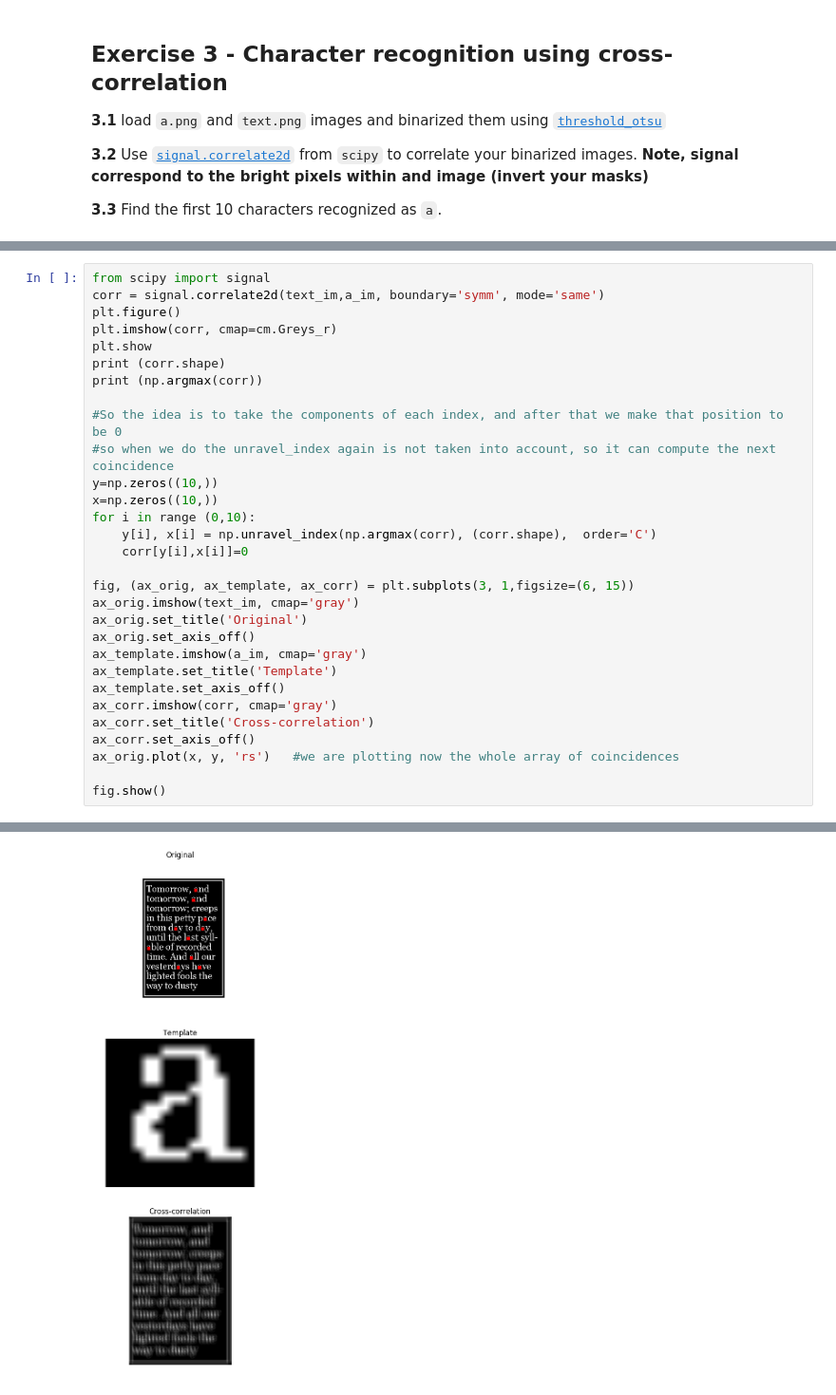
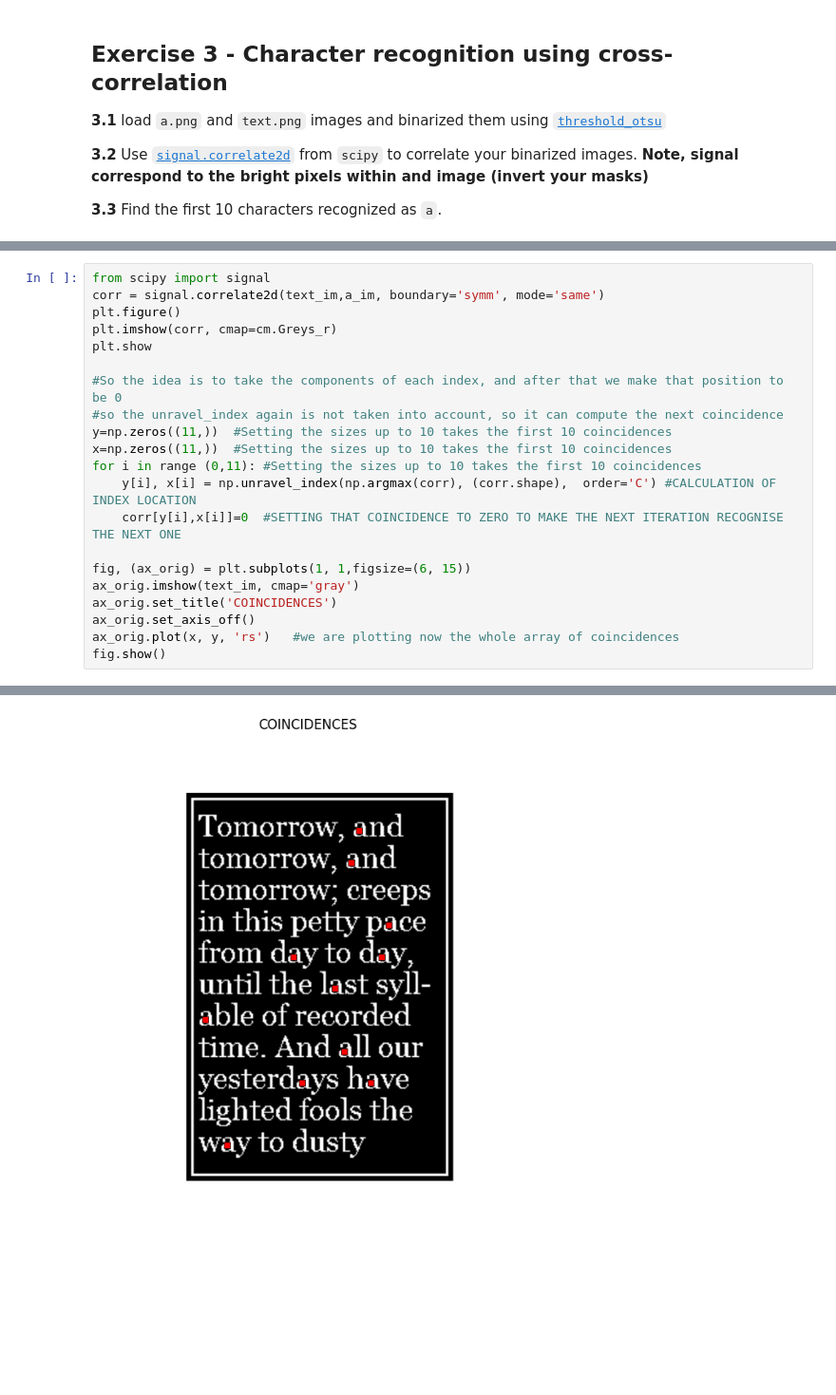
Before and after one commit to daniglezad/DSP-TP-1617, a Jupyter notebook: Lab3/python/Lab3.ipynb, the cells around one changed output, grey strips where cells are left out. Shown: that part at 95% size. Cells and saved outputs as stored; diff of their text form; blank space fills up the shorter version.

```diff
--- a/Lab3/python/Lab3.ipynb
+++ b/Lab3/python/Lab3.ipynb
@@ -216,28 +181,19 @@ corr = signal.correlate2d(text_im,a_im, boundary='symm', mode='same')
 plt.figure()
 plt.imshow(corr, cmap=cm.Greys_r)
 plt.show
-print (corr.shape)
-print (np.argmax(corr))
 
 #So the idea is to take the components of each index, and after that we make that position to be 0
-#so when we do the unravel_index again is not taken into account, so it can compute the next coincidence
-y=np.zeros((10,))
-x=np.zeros((10,))
-for i in range (0,10):
-    y[i], x[i] = np.unravel_index(np.argmax(corr), (corr.shape),  order='C')
-    corr[y[i],x[i]]=0
+#so the unravel_index again is not taken into account, so it can compute the next coincidence
+y=np.zeros((11,))  #Setting the sizes up to 10 takes the first 10 coincidences
+x=np.zeros((11,))  #Setting the sizes up to 10 takes the first 10 coincidences
+for i in range (0,11): #Setting the sizes up to 10 takes the first 10 coincidences
+    y[i], x[i] = np.unravel_index(np.argmax(corr), (corr.shape),  order='C') #CALCULATION OF INDEX LOCATION
+    corr[y[i],x[i]]=0  #SETTING THAT COINCIDENCE TO ZERO TO MAKE THE NEXT ITERATION RECOGNISE THE NEXT ONE
 
-fig, (ax_orig, ax_template, ax_corr) = plt.subplots(3, 1,figsize=(6, 15))
+fig, (ax_orig) = plt.subplots(1, 1,figsize=(6, 15))
 ax_orig.imshow(text_im, cmap='gray')
-ax_orig.set_title('Original')
+ax_orig.set_title('COINCIDENCES')
 ax_orig.set_axis_off()
-ax_template.imshow(a_im, cmap='gray')
-ax_template.set_title('Template')
-ax_template.set_axis_off()
-ax_corr.imshow(corr, cmap='gray')
-ax_corr.set_title('Cross-correlation')
-ax_corr.set_axis_off()
 ax_orig.plot(x, y, 'rs')   #we are plotting now the whole array of coincidences
-
 fig.show()
 # %% [output]
@@ -246,2 +200,2 @@ fig.show()
 [figure]
-[figure, old version]
+[figure, new version]
```
Also changed, not shown: parts of 9 cells of this notebook.
